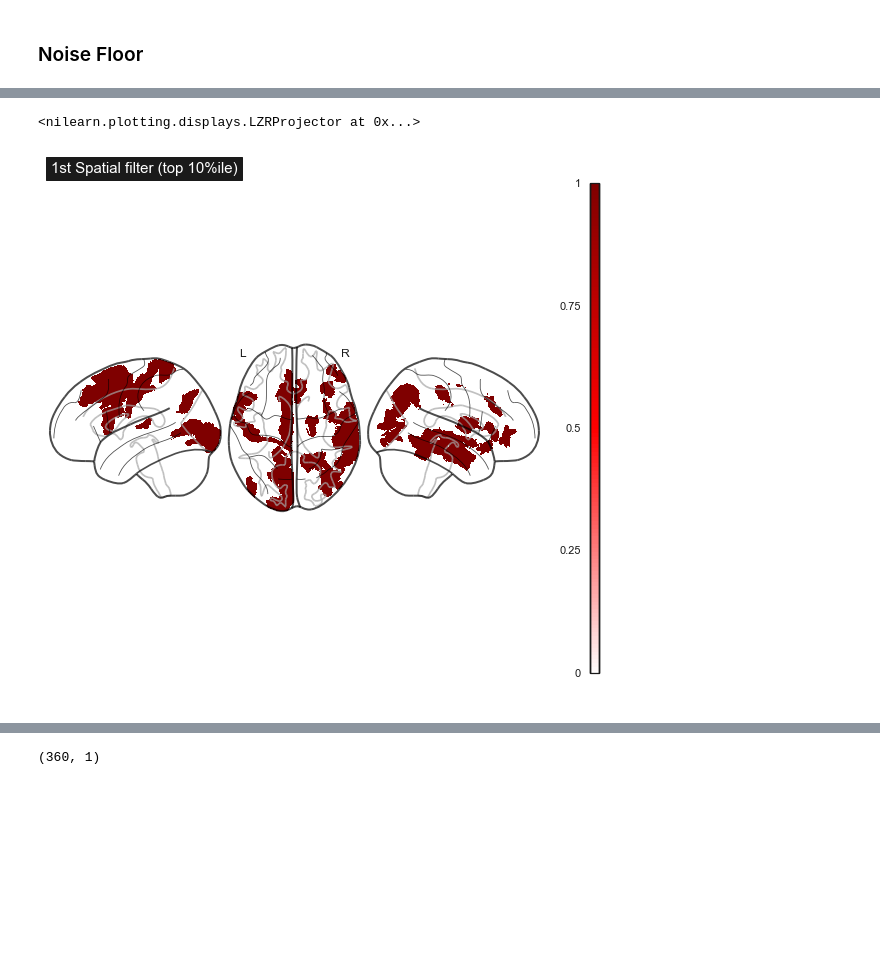
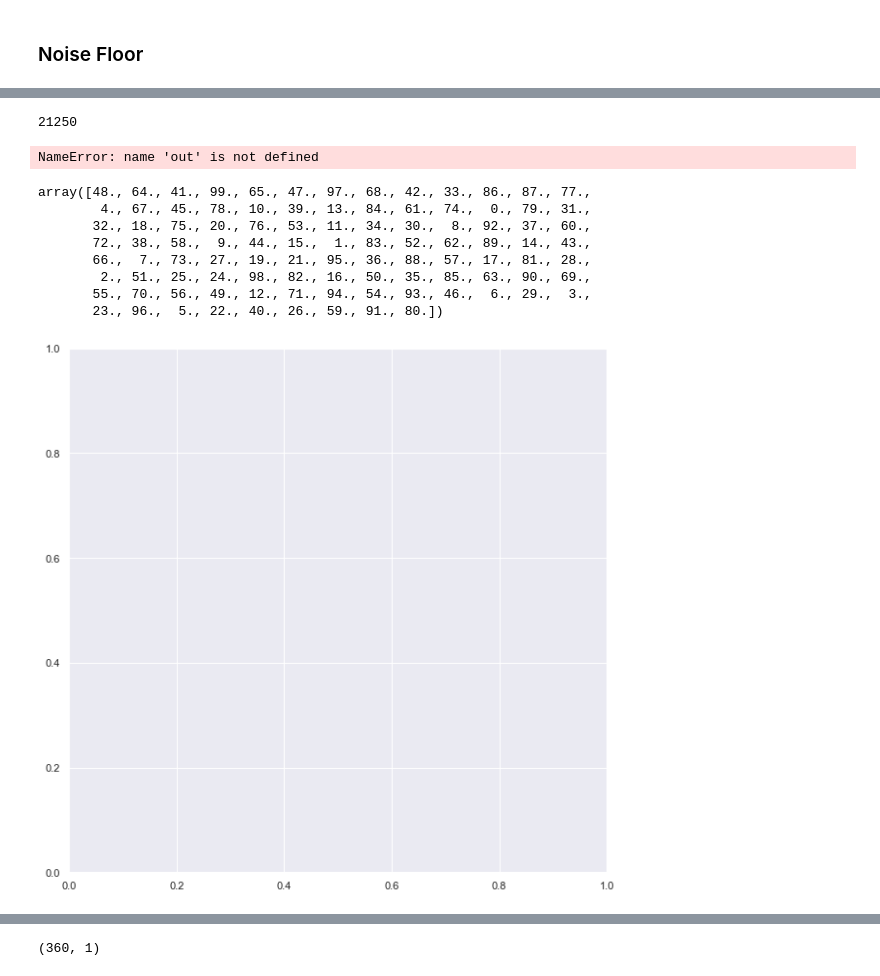
Before and after one commit to venkateshness/Internship_HBN, a Jupyter notebook: filtered_ipynbs/Big_Daddy_latest.ipynb, the cells around one changed output, grey strips where cells are left out. Drawn from its saved outputs; the diff is of its cells as text; code cells hidden in the pictures; blank space fills up the shorter version.

```diff
--- a/filtered_ipynbs/Big_Daddy_latest.ipynb
+++ b/filtered_ipynbs/Big_Daddy_latest.ipynb
@@ -698,0 +722,8 @@ NameError: name 'dic' is not defined
+# %%
+625*34
+# %% [output]
+21250
+# %%
+out
+# %% [output]
+NameError: name 'out' is not defined
@@ -699,2 +732,13 @@ NameError: name 'dic' is not defined
+# %%
+np.random.shuffle(arr.T)
+# %% [output]
+array([48., 64., 41., 99., 65., 47., 97., 68., 42., 33., 86., 87., 77.,
+        4., 67., 45., 78., 10., 39., 13., 84., 61., 74.,  0., 79., 31.,
+       32., 18., 75., 20., 76., 53., 11., 34., 30.,  8., 92., 37., 60.,
+       72., 38., 58.,  9., 44., 15.,  1., 83., 52., 62., 89., 14., 43.,
+       66.,  7., 73., 27., 19., 21., 95., 36., 88., 57., 17., 81., 28.,
+        2., 51., 25., 24., 98., 82., 16., 50., 35., 85., 63., 90., 69.,
+       55., 70., 56., 49., 12., 71., 94., 54., 93., 46.,  6., 29.,  3.,
+       23., 96.,  5., 22., 40., 26., 59., 91., 80.])
 # %%
 #significance = np.where(np.max(np.array(valstest)[:,0,:],axis=0)<isc_results['condition1']['ISC_persecond'][0])
@@ -704,32 +748,33 @@ np.savez_compressed('/users/local/Venkatesh/Generated_Data/noise_floor', a=valst
 # %%
 #np.savez('low_isc_averaged',low_isc = low_isc)
 
 from nilearn.regions import signals_to_img_labels
 # load nilearn label masker for inverse transform
 from nilearn.input_data import NiftiLabelsMasker, NiftiMasker
 from nilearn.datasets import fetch_icbm152_2009
 from nilearn import image, plotting
 from nilearn import datasets
 from os.path import join as opj
 
 
 path_Glasser = 'S4B2/GSP/Glasser_masker.nii.gz'
 
 
 mnitemp = fetch_icbm152_2009()
 mask_mni=image.load_img(mnitemp['mask'])
 glasser_atlas=image.load_img(path_Glasser)
 
 
 #print(NiftiMasker.__doc__)
 
 plt.show()
 fig,ax = plt.subplots(nrows=1,ncols=1, figsize=(10,10))
 signal=[]
 U0_brain=[]
-signal=np.expand_dims(zeros, axis=0) # add dimension 1 to signal array
+signal=np.expand_dims(W[:,0], axis=0) # add dimension 1 to signal array
 U0_brain = signals_to_img_labels(signal,path_Glasser,mnitemp['mask'])
-plotting.plot_glass_brain(U0_brain,title='1st Spatial filter (top 10%ile)',colorbar=True,plot_abs=False,display_mode='lzr',cmap='seismic',figure=fig,axes=ax)
+#plotting.plot_glass_brain(U0_brain,title='1st Spatial filter',colorbar=True,plot_abs=False,display_mode='lzr',cmap='seismic',figure=fig,axes=ax)
+U0_brain.to_filename('1st_spatial_filter.nii.gz')
+plotting.view_img(U0_brain,threshold=10,title='10%ile').save_as_html("10.html")
 # %% [output]
-<nilearn.plotting.displays.LZRProjector at 0x...>
-[figure, old version]
+[figure, new version]
```
Also changed, not shown: parts of 15 cells of this notebook, 6 other files.
